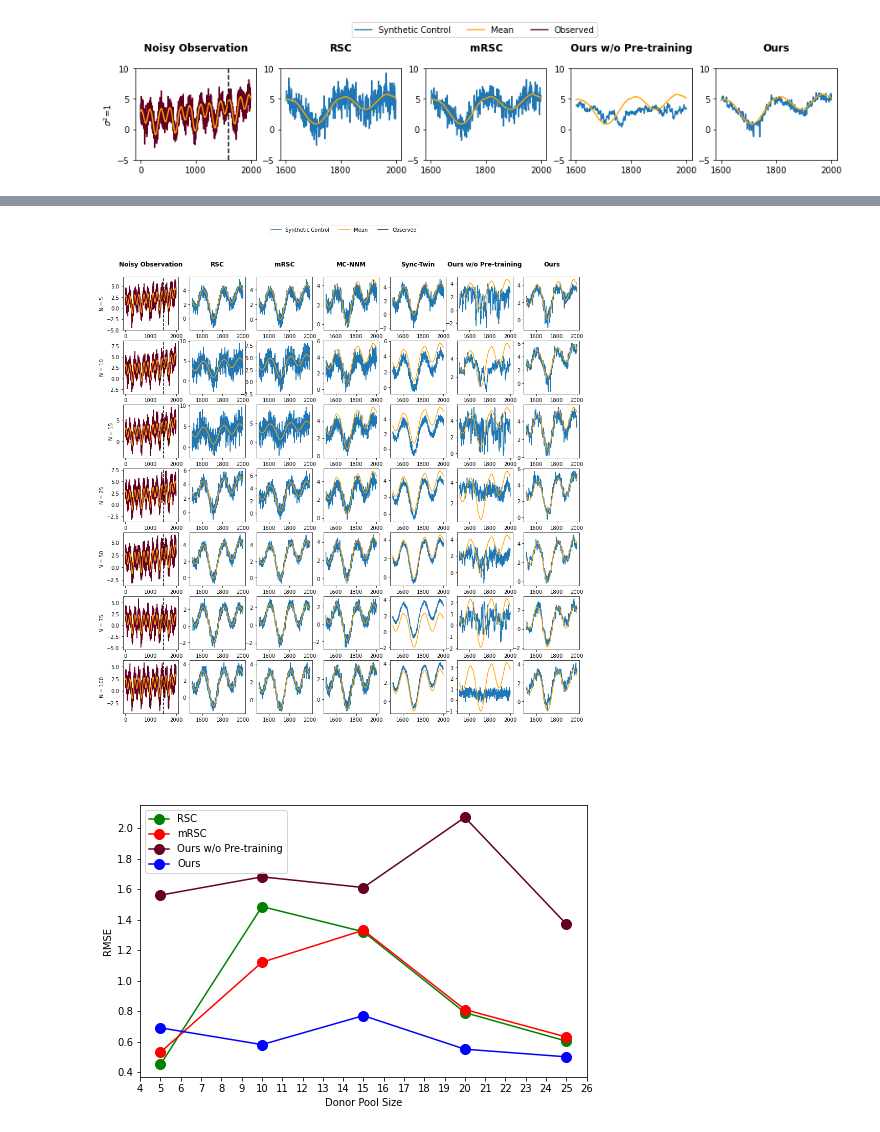
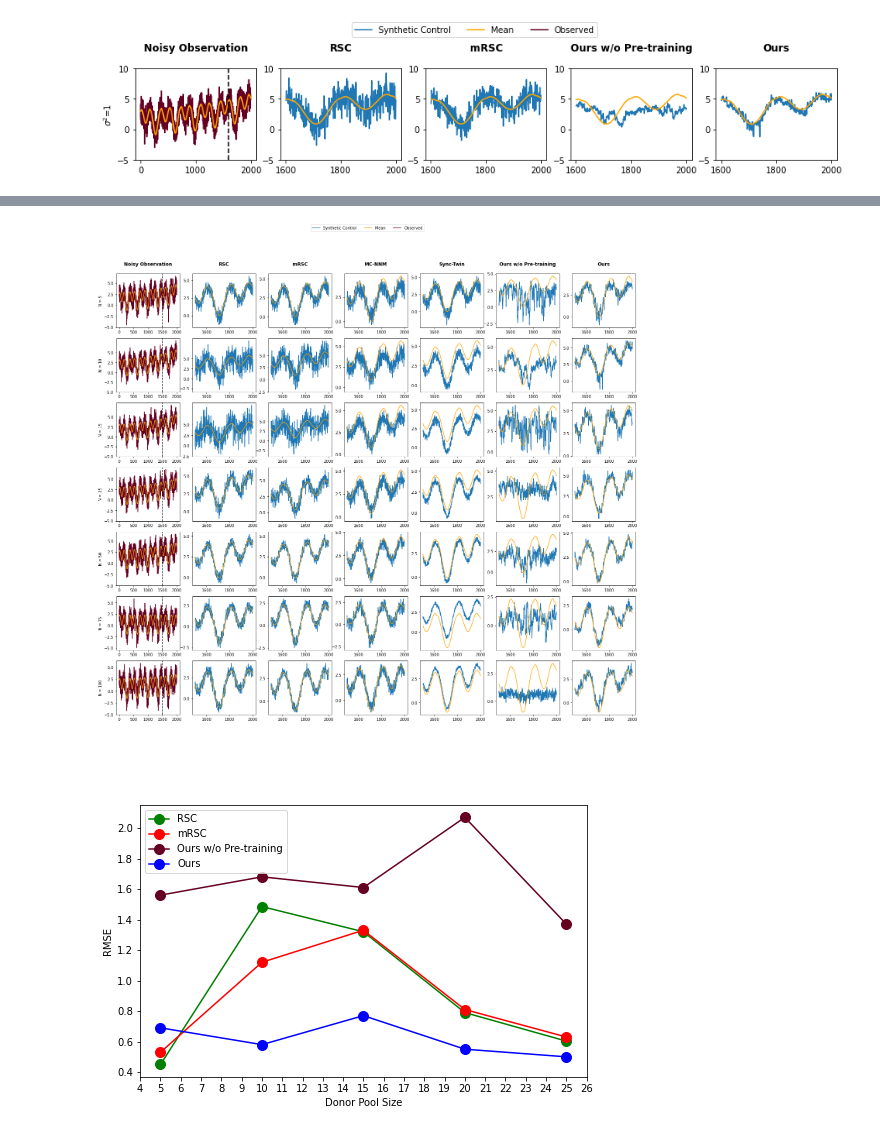
Before and after one commit to lakshmimuru/SeniorThesis, a Jupyter notebook: notebooks/synthetic_data_analysis.ipynb, the cells around one changed output, grey strips where cells are left out. Cells and saved outputs as stored; diff of their text form; code cells hidden in the pictures.

```diff
--- a/notebooks/synthetic_data_analysis.ipynb
+++ b/notebooks/synthetic_data_analysis.ipynb
@@ -513,7 +510,7 @@ With pretraining: 0.47809565
 Without pretraining: 1.707472
 # %%
 #Plots
-fig, big_axes = plt.subplots(figsize=(16, 18) , nrows=1, ncols=7, sharey=True)
+fig, big_axes = plt.subplots(figsize=(24, 24) , nrows=1, ncols=7, sharey=True)
 x = np.arange(interv_time,2000)+1
 x_full =  np.arange(2000)+1
 for title, big_ax in zip(['Noisy Observation','RSC', 'mRSC','MC-NNM','Sync-Twin','Ours w/o Pre-training','Ours'], big_axes):
@@ -523,55 +520,63 @@ for title, big_ax in zip(['Noisy Observation','RSC', 'mRSC','MC-NNM','Sync-Twin'
 
 #custom_ylim = [[-3,8],[-2,8],[-15,20]]
 N_array = [5,10,15,25,50,75,100]
+yticks = np.arange(-5,6,step=2.5)
 for i in range(1,50,7):
         a1 = fig.add_subplot(8,7,i)
         #plt.setp(a1,ylim=custom_ylim[int(i/4)])
         l1=a1.plot(x_full,obs_matrix[int(i/7)],'xkcd:maroon',label='Observed')
         l2=a1.plot(x_full,mean_array_full[int(i/7)],'orange',label='Mean')
+        a1.set_yticks(yticks)
         plt.axvline(x =1500,ymin=0, ymax =1 ,linestyle='--',color='black')
         plt.ylabel(f'N = {N_array[int(i/7)]}')
         #a.legend(loc='lower right')
         a = fig.add_subplot(8,7,i+6)
         #plt.setp(a,ylim=custom_ylim[int(i/4)])
+        a.set_yticks(yticks)
         l3=a.plot(x,dsc_array[int(i/7)])
         l4=a.plot(x,mean_array[int(i/7)],'orange',label='Mean')
         a = fig.add_subplot(8,7,i+5)
+        a.set_yticks(yticks)
         #plt.setp(a,ylim=custom_ylim[int(i/4)])
         l3=a.plot(x,dsc_no_pretrain[int(i/7)])
         l4=a.plot(x,mean_array[int(i/7)],'orange',label='Mean')
         #a.legend(loc='lower right')
         a = fig.add_subplot(8,7,i+1)
+        a.set_yticks(yticks)
         #plt.setp(a,ylim=custom_ylim[int(i/4)])
         l5=a.plot(x,rsc_array[int(i/7)])
         l6=a.plot(x,mean_array[int(i/7)],'orange',label='Mean')
         #a.legend(loc='lower right')
         a = fig.add_subplot(8,7,i+2)
+        a.set_yticks(yticks)
         #plt.setp(a,ylim=custom_ylim[int(i/4)])
         l7=a.plot(x,mrsc_array[int(i/7)],label='Synthetic Control')
         l8=a.plot(x,mean_array[int(i/7)],'orange',label='Mean')
         #a.legend(loc='lower right')
         a = fig.add_subplot(8,7,i+3)
+        a.set_yticks(yticks)
         #plt.setp(a,ylim=custom_ylim[int(i/4)])
         l7=a.plot(x,mc_nnm[int(i/7)].to_numpy()[1:,].reshape(-1).astype('float32'),label='Synthetic Control')
         l8=a.plot(x,mean_array[int(i/7)],'orange',label='Mean')
         #a.legend(loc='lower right')
         a = fig.add_subplot(8,7,i+4)
+        a.set_yticks(yticks)
         #plt.setp(a,ylim=custom_ylim[int(i/4)])
         l7=a.plot(x,synctwin[int(i/7)][:,0],label='Synthetic Control')
         l8=a.plot(x,mean_array[int(i/7)],'orange',label='Mean')
         #a.legend(loc='lower right')
 
 
 handles1, labels1 = a.get_legend_handles_labels()
 handles2, labels2 = a1.get_legend_handles_labels()
 handles1.append(handles2[0])
 labels1.append(labels2[0])
 fig.legend(handles1,labels1, loc='lower center',ncol=3,bbox_to_anchor=(0.5,0.94))
 plt.savefig(f'./figs/donorpool_all.pdf',bbox_inches='tight')
 
 plt.show()
 # %% [output]
-[figure, old version]
+[figure, new version]
 # %%
 dsc= [0.69,0.58,0.77,0.55,0.5]
 dsc_no_pretrain = [1.56,1.68,1.61,2.07,1.37]
```
Also changed, not shown: parts of 1 cell of this notebook, 14 other files.
